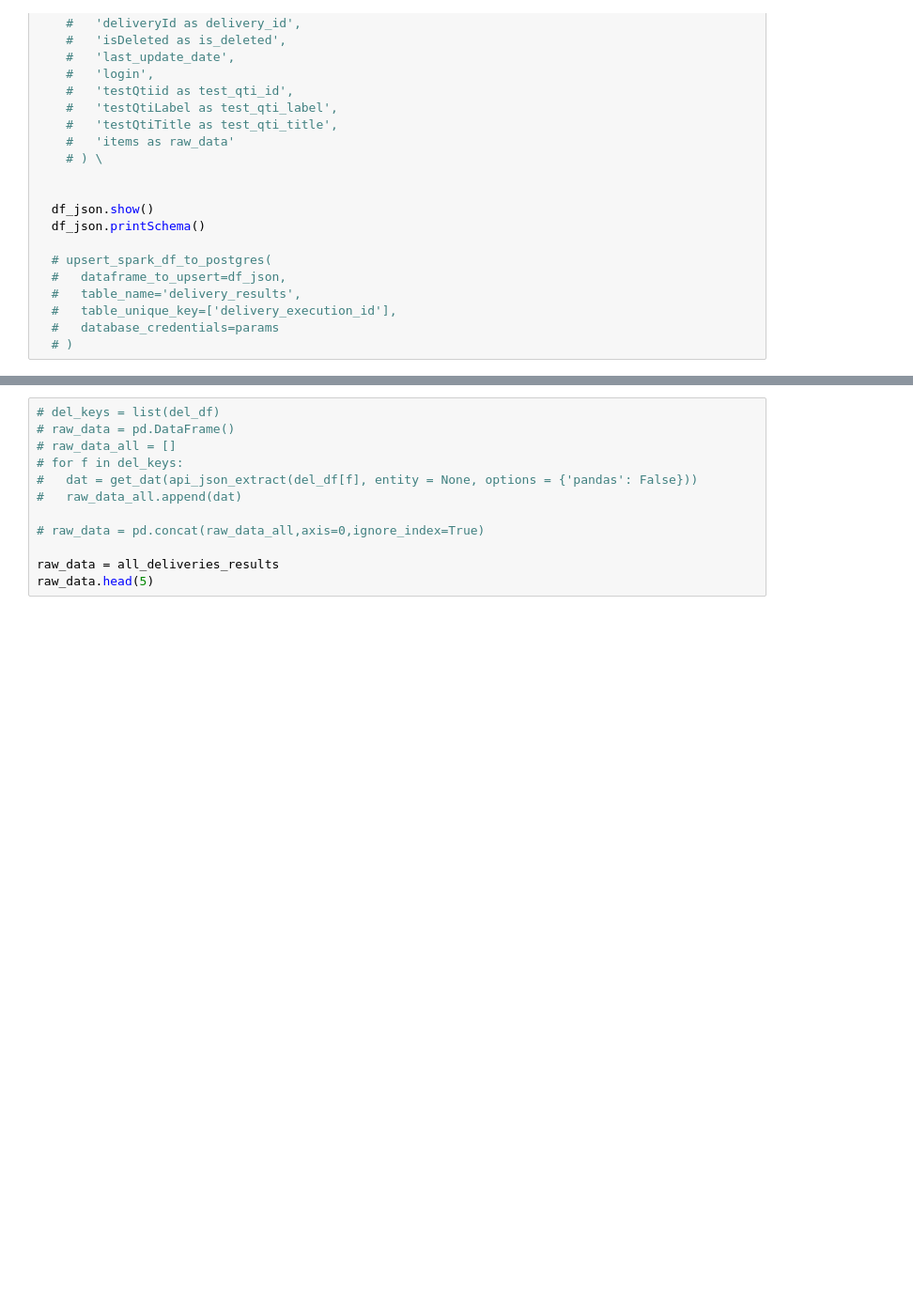
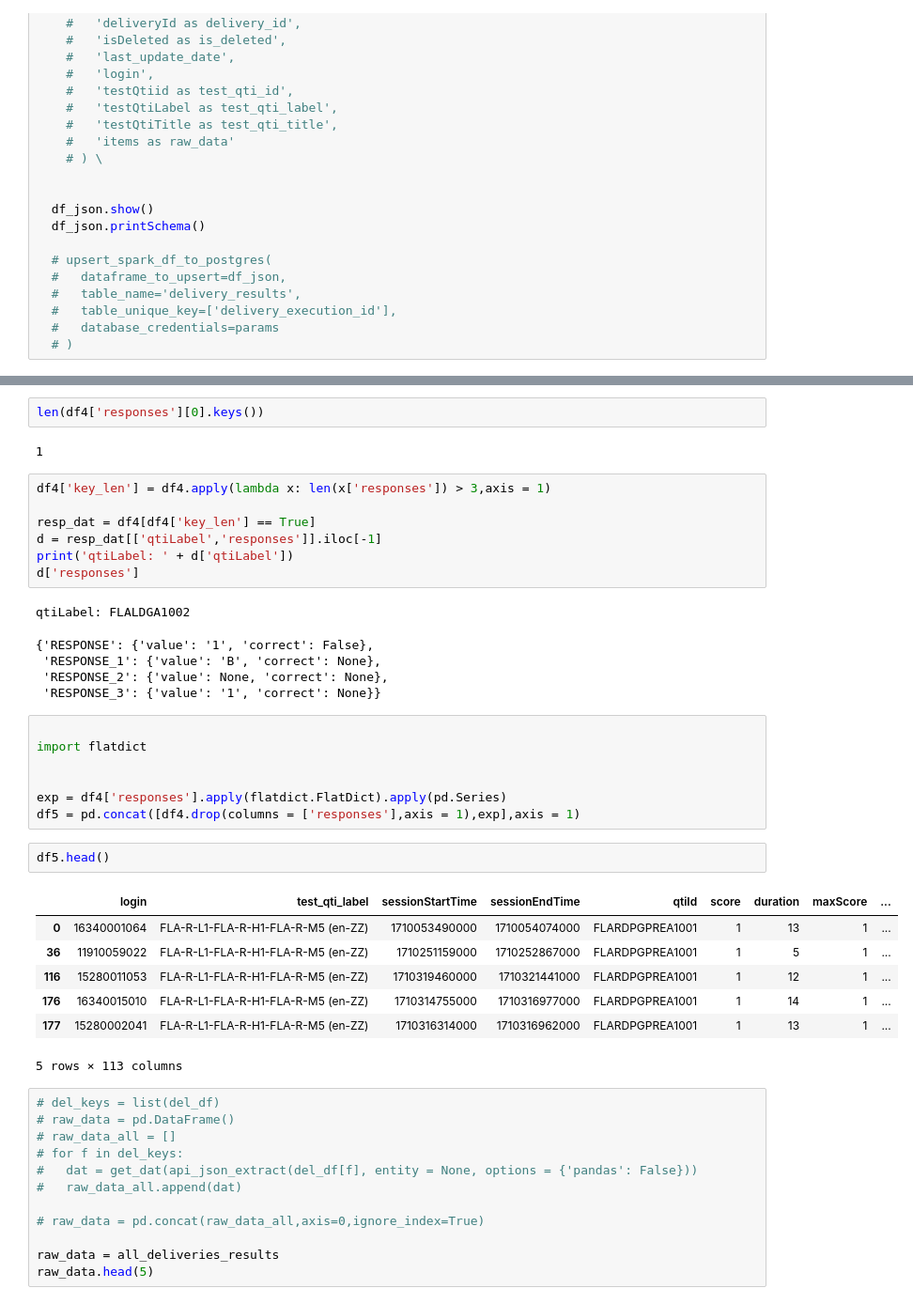
Before and after one commit to leonhead-acer/pisa2025-api-etl, a Jupyter notebook: Getting_started_with_Data_Extraction.ipynb, the cells around one changed output, grey strips where cells are left out. Shown at 94% size. Cells and saved outputs as stored; diff of their text form; blank space fills up the shorter version.

```diff
--- a/Getting_started_with_Data_Extraction.ipynb
+++ b/Getting_started_with_Data_Extraction.ipynb
@@ -836,3 +938,37 @@ for f in json_files:
+# %%
+len(df4['responses'][0].keys())
+# %% [output]
+1
+# %%
+df4['key_len'] = df4.apply(lambda x: len(x['responses']) > 3,axis = 1)
+
+resp_dat = df4[df4['key_len'] == True]
+d = resp_dat[['qtiLabel','responses']].iloc[-1]
+print('qtiLabel: ' + d['qtiLabel'])
+d['responses']
+# %% [output]
+qtiLabel: FLALDGA1002
+{'RESPONSE': {'value': '1', 'correct': False},
+ 'RESPONSE_1': {'value': 'B', 'correct': None},
+ 'RESPONSE_2': {'value': None, 'correct': None},
+ 'RESPONSE_3': {'value': '1', 'correct': None}}
+# %%
+
+import flatdict
+
+
+exp = df4['responses'].apply(flatdict.FlatDict).apply(pd.Series)
+df5 = pd.concat([df4.drop(columns = ['responses'],axis = 1),exp],axis = 1)
+# %%
+df5.head()
+# %% [output]
+|  | login | test_qti_label | sessionStartTime | sessionEndTime | qtiId | score | duration | maxScore | ... |
+| 0 | 16340001064 | FLA-R-L1-FLA-R-H1-FLA-R-M5 (en-ZZ) | 1710053490000 | 1710054074000 | FLARDPGPREA1001 | 1 | 13 | 1 | ... |
+| 36 | 11910059022 | FLA-R-L1-FLA-R-H1-FLA-R-M5 (en-ZZ) | 1710251159000 | 1710252867000 | FLARDPGPREA1001 | 1 | 5 | 1 | ... |
+| 116 | 15280011053 | FLA-R-L1-FLA-R-H1-FLA-R-M5 (en-ZZ) | 1710319460000 | 1710321441000 | FLARDPGPREA1001 | 1 | 12 | 1 | ... |
+| 176 | 16340015010 | FLA-R-L1-FLA-R-H1-FLA-R-M5 (en-ZZ) | 1710314755000 | 1710316977000 | FLARDPGPREA1001 | 1 | 14 | 1 | ... |
+| 177 | 15280002041 | FLA-R-L1-FLA-R-H1-FLA-R-M5 (en-ZZ) | 1710316314000 | 1710316962000 | FLARDPGPREA1001 | 1 | 13 | 1 | ... |
+5 rows × 113 columns
 # %%
 # del_keys = list(del_df)
 # raw_data = pd.DataFrame()
```
Also changed, not shown: parts of 11 cells of this notebook.
